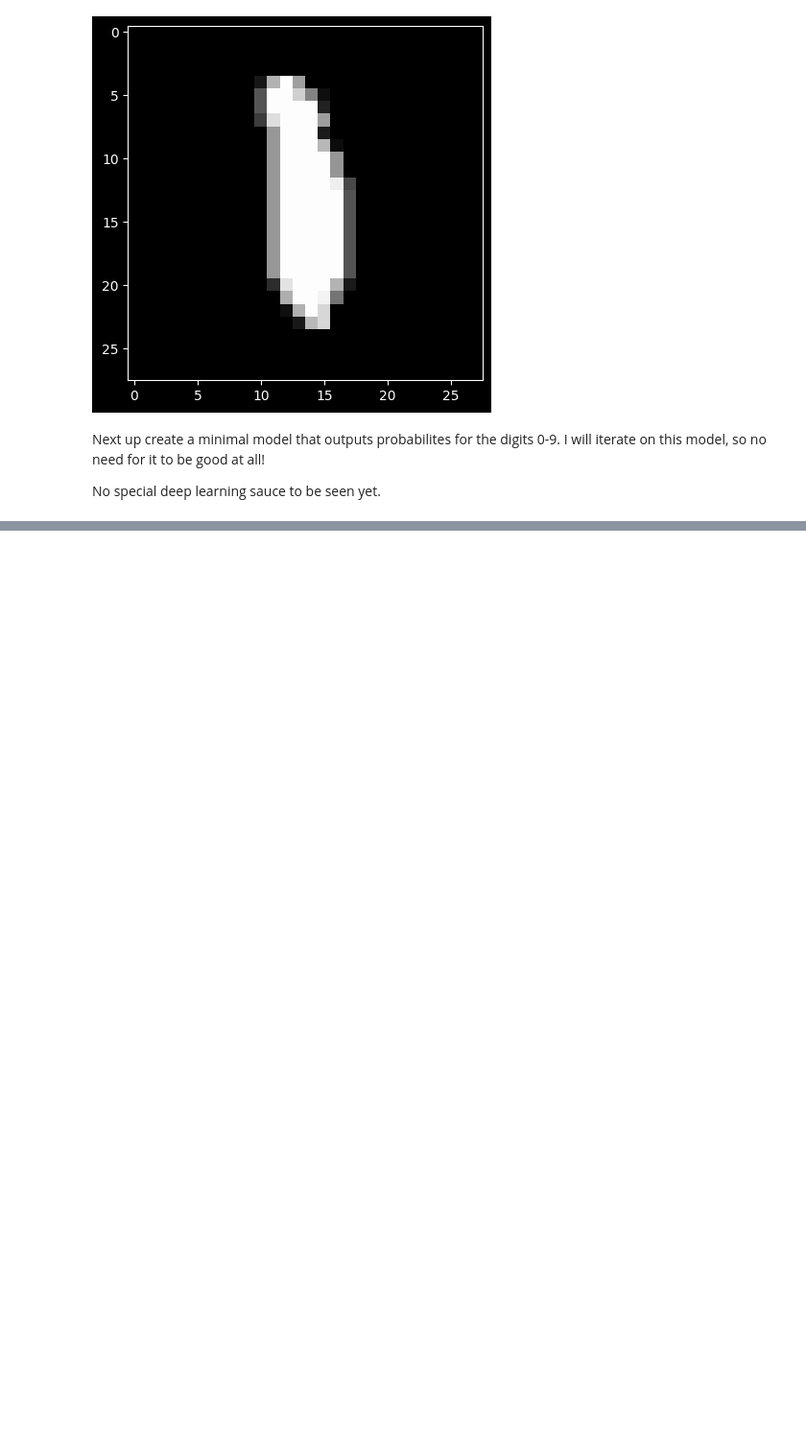
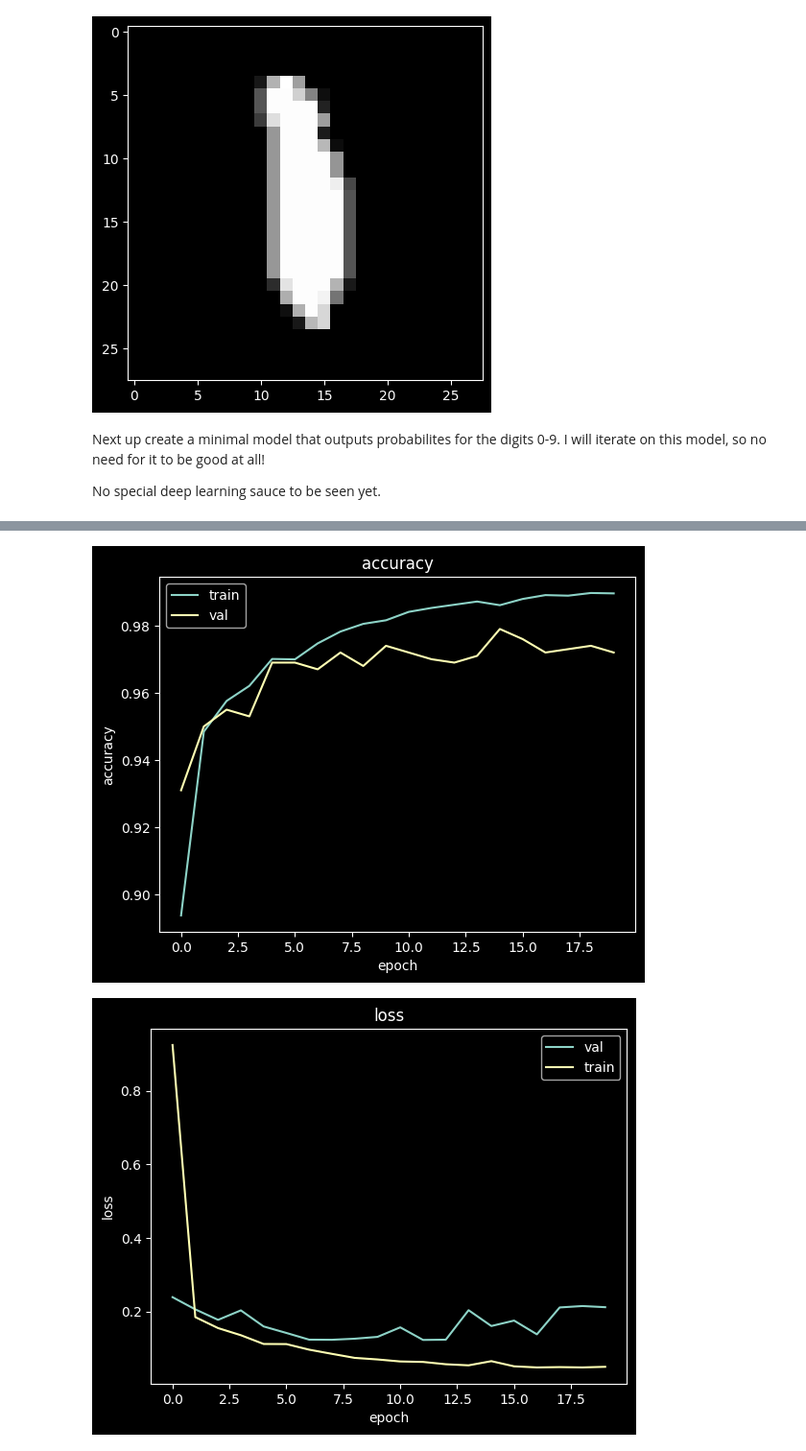
Before and after one commit to xnought/reimplement, a Jupyter notebook: w1_cnn_mnist.ipynb, the cells around one changed output, grey strips where cells are left out. Shown at 96% size. Saved outputs shown, nothing was run; the diff lists cells and outputs as text; code cells hidden in the pictures; blank space fills up the shorter version.

```diff
--- a/w1_cnn_mnist.ipynb
+++ b/w1_cnn_mnist.ipynb
@@ -255,0 +397,15 @@ model_v0.evaluate(x_test, y_test_onehot)
+# %%
+def nn_v3():
+  inputs = keras.Input(shape=(28,28))
+  flat = keras.layers.Flatten()(inputs)
+
+  h0 = keras.layers.Dense(256, activation="relu")(flat)
+  h1 = keras.layers.Dense(256, activation="relu")(h0)
+  h2 = keras.layers.Dense(256, activation="relu")(h1)
+
+  outputs = keras.layers.Dense(10)(h2)
+  model = keras.Model(inputs=inputs, outputs=outputs)
+  return model
+
+model = nn_v3()
+model.summary()
@@ -255,0 +432,4 @@ model_v0.evaluate(x_test, y_test_onehot)
+# %%
+model.compile(optimizer='adam', loss=keras.losses.CategoricalCrossentropy(from_logits=True), metrics=['accuracy'])
+history = model.fit(x_train, y_train_onehot, epochs=20,
+                    validation_data=(x_val, y_val_onehot))
@@ -255,0 +454,4 @@ model_v0.evaluate(x_test, y_test_onehot)
+# %%
+model.evaluate(x_test, y_test_onehot)
+plot_history(history)
+# %% [output]
@@ -255,0 +459,2 @@ model_v0.evaluate(x_test, y_test_onehot)
+[figure, added]
+[figure, added]
```
Also changed, not shown: parts of 22 cells of this notebook.
